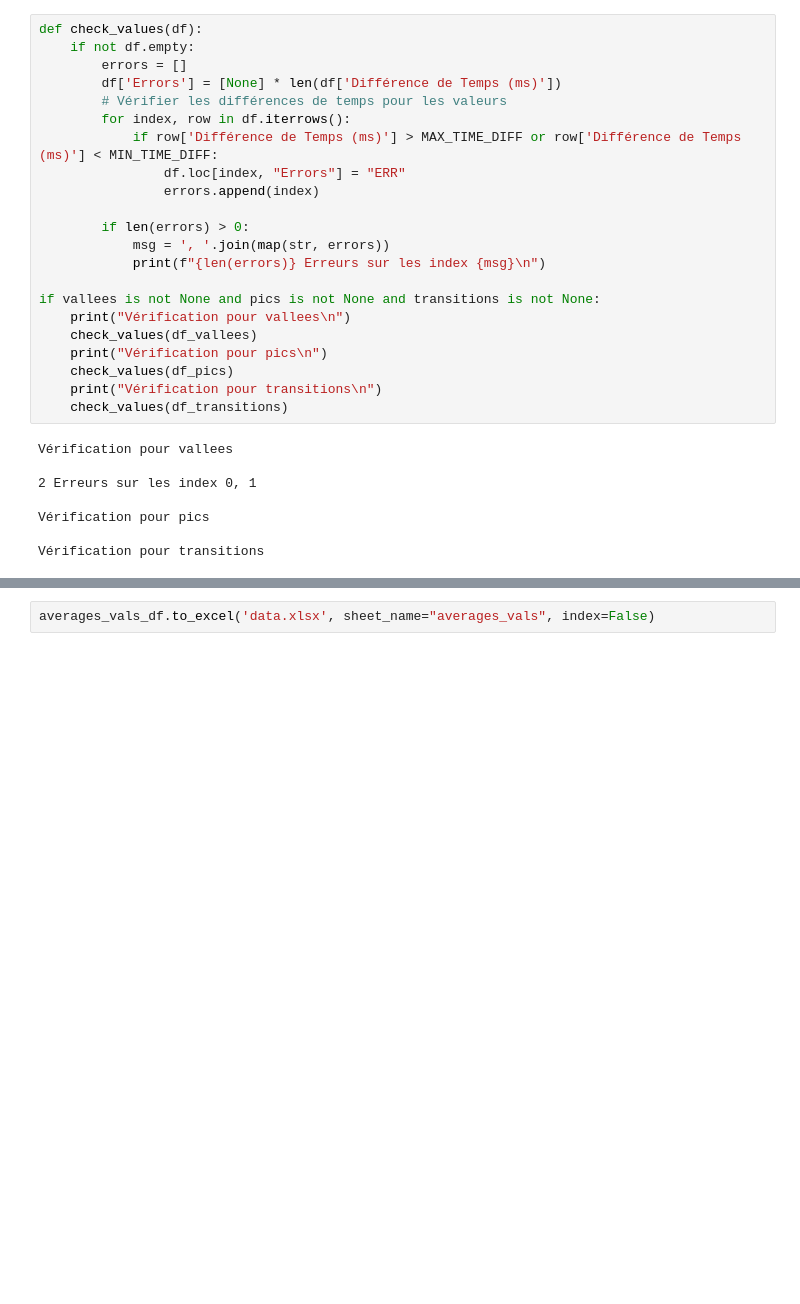
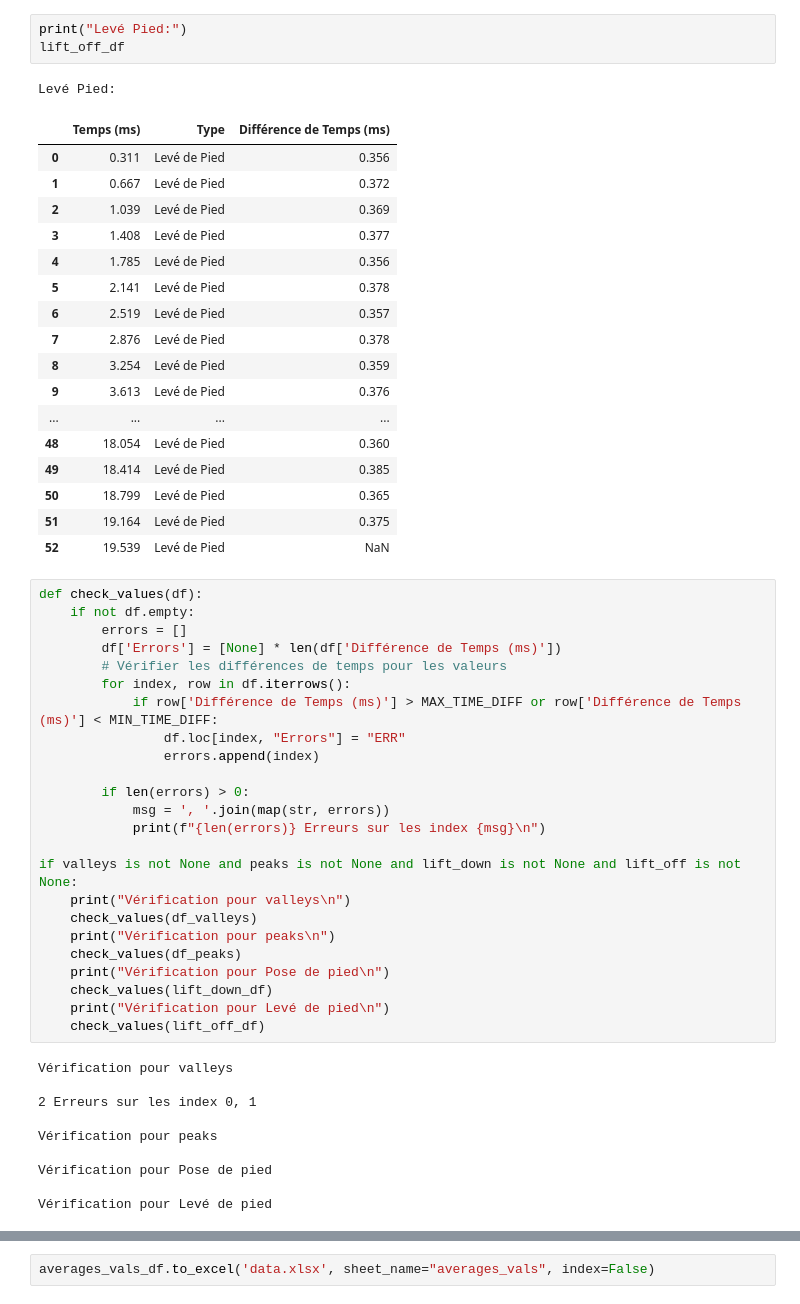
Before and after one commit to Antonin-m84/python-detection-pics-vallee, a Jupyter notebook: main.ipynb, the cells around one changed output, grey strips where cells are left out. Saved outputs shown, nothing was run; the diff lists cells and outputs as text; blank space fills up the shorter version.

```diff
--- a/main.ipynb
+++ b/main.ipynb
@@ -187,3 +264,25 @@ vallees:
+# %%
+print("Levé Pied:")
+lift_off_df
+# %% [output]
+Levé Pied:
+|  | Temps (ms) | Type | Différence de Temps (ms) |
+| 0 | 0.311 | Levé de Pied | 0.356 |
+| 1 | 0.667 | Levé de Pied | 0.372 |
+| 2 | 1.039 | Levé de Pied | 0.369 |
+| 3 | 1.408 | Levé de Pied | 0.377 |
+| 4 | 1.785 | Levé de Pied | 0.356 |
+| 5 | 2.141 | Levé de Pied | 0.378 |
+| 6 | 2.519 | Levé de Pied | 0.357 |
+| 7 | 2.876 | Levé de Pied | 0.378 |
+| 8 | 3.254 | Levé de Pied | 0.359 |
+| 9 | 3.613 | Levé de Pied | 0.376 |
+| ... | ... | ... | ... |
+| 48 | 18.054 | Levé de Pied | 0.360 |
+| 49 | 18.414 | Levé de Pied | 0.385 |
+| 50 | 18.799 | Levé de Pied | 0.365 |
+| 51 | 19.164 | Levé de Pied | 0.375 |
+| 52 | 19.539 | Levé de Pied | NaN |
 # %%
 def check_values(df):
     if not df.empty:
@@ -199,19 +298,23 @@ def check_values(df):
             msg = ', '.join(map(str, errors))
             print(f"{len(errors)} Erreurs sur les index {msg}\n")
 
-if vallees is not None and pics is not None and transitions is not None:
-    print("Vérification pour vallees\n")
-    check_values(df_vallees)
-    print("Vérification pour pics\n")
-    check_values(df_pics)
-    print("Vérification pour transitions\n")
-    check_values(df_transitions)
+if valleys is not None and peaks is not None and lift_down is not None and lift_off is not None:
+    print("Vérification pour valleys\n")
+    check_values(df_valleys)
+    print("Vérification pour peaks\n")
+    check_values(df_peaks)
+    print("Vérification pour Pose de pied\n")
+    check_values(lift_down_df)
+    print("Vérification pour Levé de pied\n")
+    check_values(lift_off_df)
 # %% [output]
-Vérification pour vallees
+Vérification pour valleys
 
 2 Erreurs sur les index 0, 1
 
-Vérification pour pics
+Vérification pour peaks
 
-Vérification pour transitions
+Vérification pour Pose de pied
+
+Vérification pour Levé de pied
 # %%
```
Also changed, not shown: parts of 21 cells of this notebook, 9 other files.
